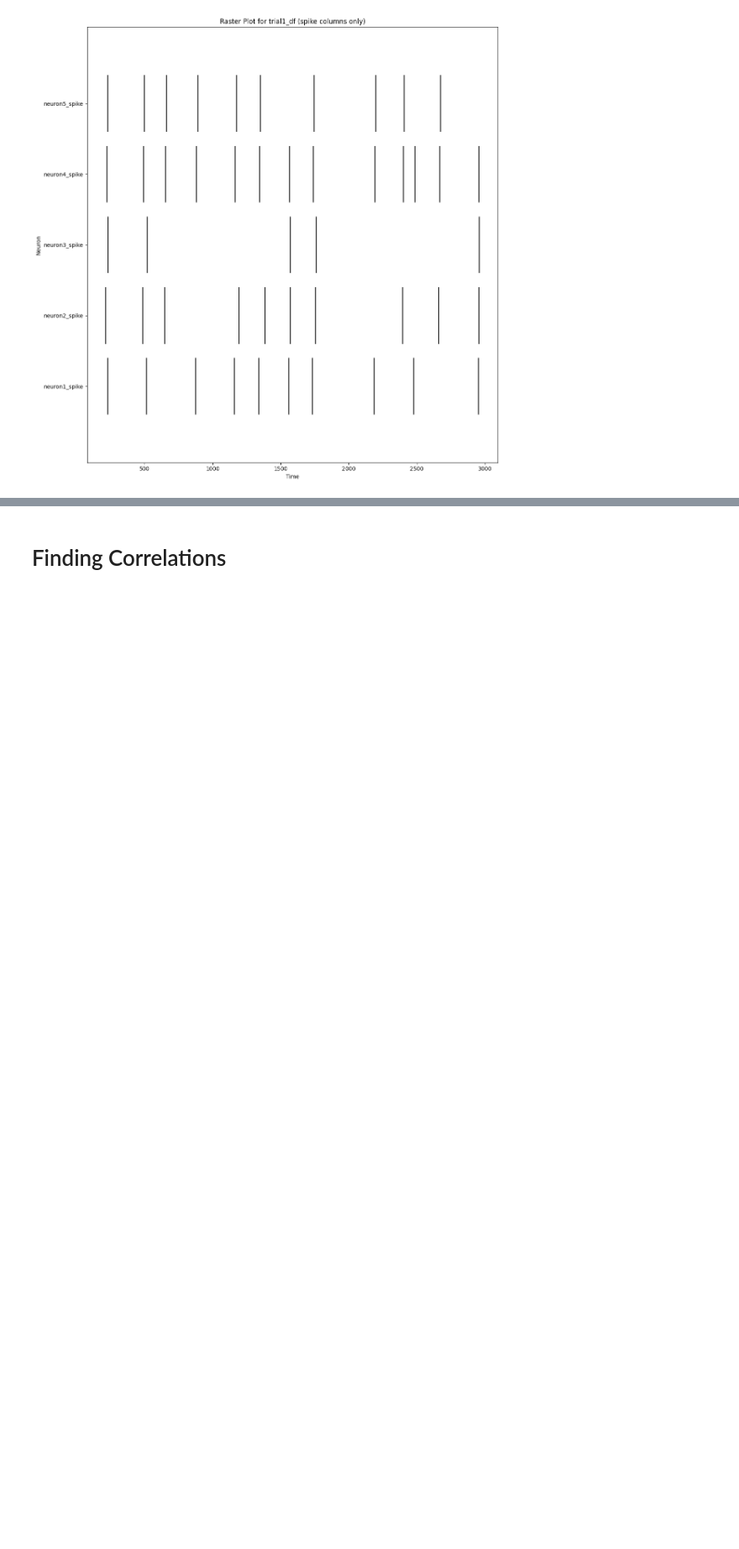
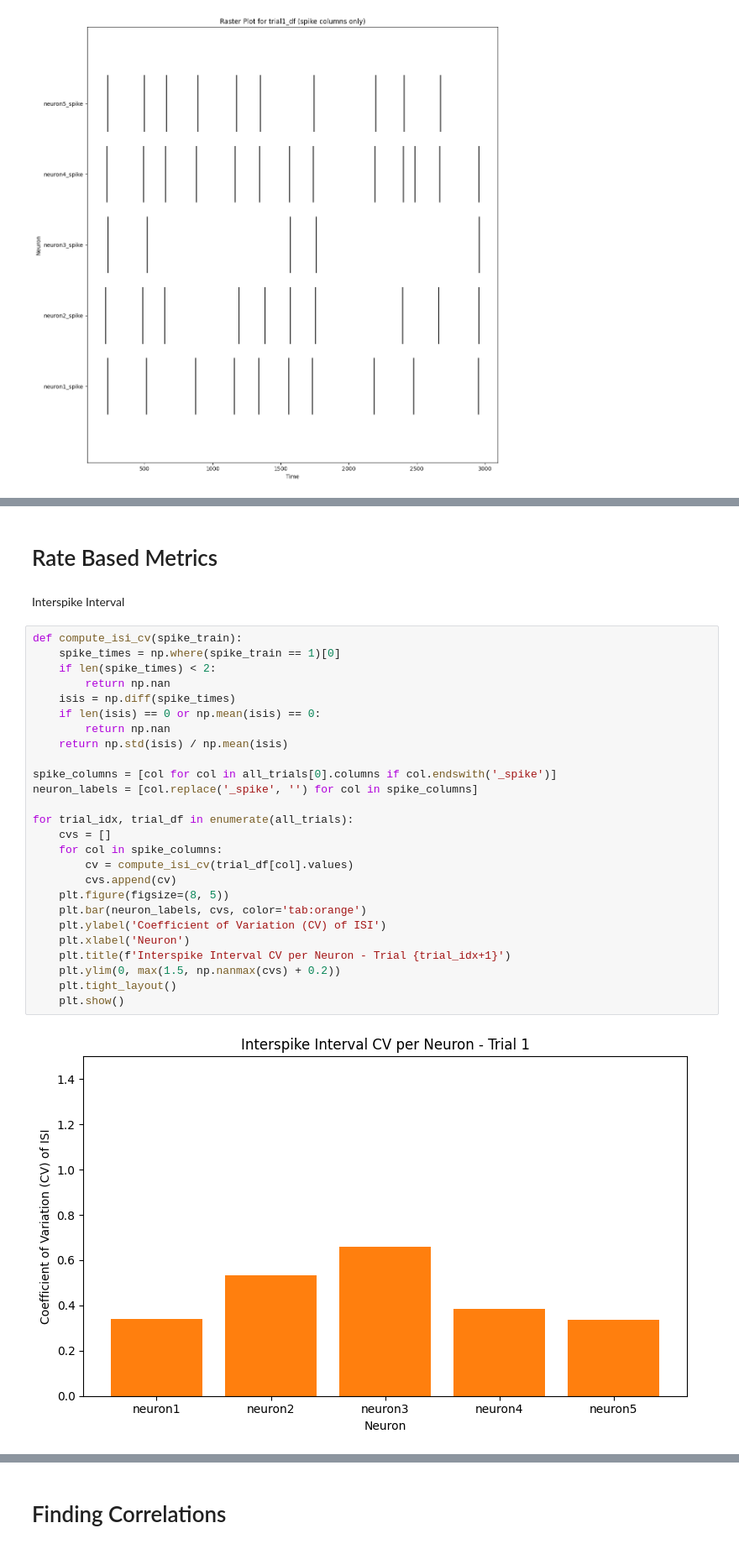
Before and after one commit to Nerfworm/IFneuron-model, a Jupyter notebook: data_playground_3.ipynb, the cells around one changed output, grey strips where cells are left out. Shown at 84% size. Saved outputs shown, nothing was run; the diff lists cells and outputs as text; blank space fills up the shorter version.

```diff
--- a/data_playground_3.ipynb
+++ b/data_playground_3.ipynb
@@ -184,3 +184,35 @@ plt.tight_layout(rect=[0, 0, 1, 0.95])
 plt.show()
 # %% [output]
 [figure]
+# %% [markdown]
+# Rate Based Metrics
+# %% [markdown]
+Interspike Interval
+# %%
+def compute_isi_cv(spike_train):
+    spike_times = np.where(spike_train == 1)[0]
+    if len(spike_times) < 2:
+        return np.nan
+    isis = np.diff(spike_times)
+    if len(isis) == 0 or np.mean(isis) == 0:
+        return np.nan
+    return np.std(isis) / np.mean(isis)
+
+spike_columns = [col for col in all_trials[0].columns if col.endswith('_spike')]
+neuron_labels = [col.replace('_spike', '') for col in spike_columns]
+
+for trial_idx, trial_df in enumerate(all_trials):
+    cvs = []
+    for col in spike_columns:
+        cv = compute_isi_cv(trial_df[col].values)
+        cvs.append(cv)
+    plt.figure(figsize=(8, 5))
+    plt.bar(neuron_labels, cvs, color='tab:orange')
+    plt.ylabel('Coefficient of Variation (CV) of ISI')
+    plt.xlabel('Neuron')
+    plt.title(f'Interspike Interval CV per Neuron - Trial {trial_idx+1}')
+    plt.ylim(0, max(1.5, np.nanmax(cvs) + 0.2))
+    plt.tight_layout()
+    plt.show()
+# %% [output]
+[figure, added]
```
Also changed, not shown: parts of 23 cells of this notebook.
